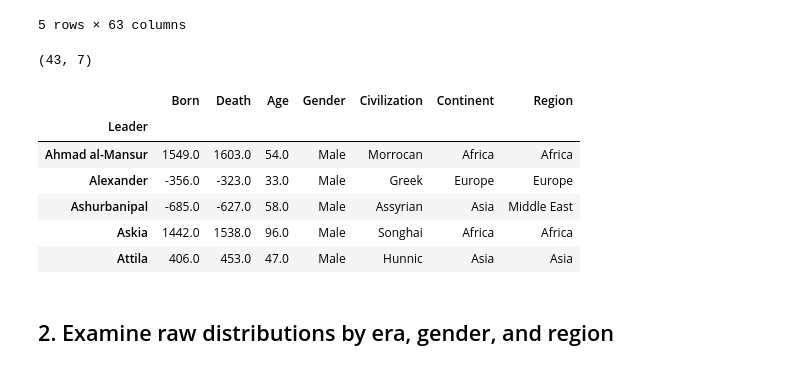
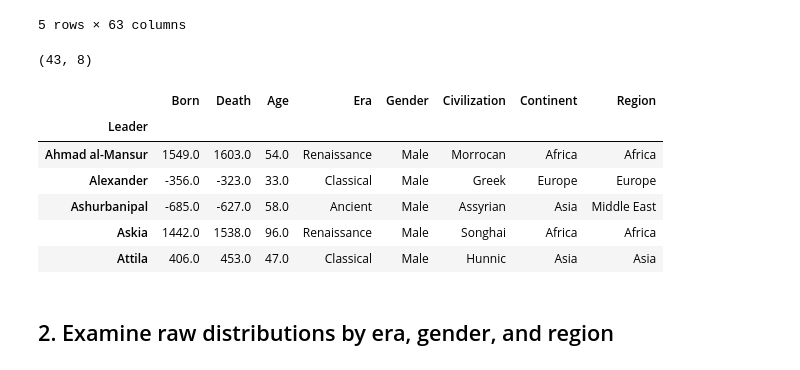
Before and after one commit to jhyun95/superfluous, a Jupyter notebook: civ5/civ5_analysis2.ipynb, the cells around one changed output. Saved outputs shown, nothing was run; the diff lists cells and outputs as text; code cells hidden in the pictures.

```diff
--- a/civ5/civ5_analysis2.ipynb
+++ b/civ5/civ5_analysis2.ipynb
@@ -28,17 +28,18 @@ df.head()
 | Attila | 8 | 5 | 6 | 4 | 3 | 4 | ... |
 5 rows × 63 columns
 # %%
+''' Convert encoding to UTF-8 and drop empty rows/columns if necessary '''
 df_meta = pd.read_csv('civmetadata.csv', index_col=0)
 print(df_meta.shape)
 df_meta.head()
 # %% [output]
-(43, 7)
+(43, 8)
-|  | Born | Death | Age | Gender | Civilization | Continent | Region |
-| Leader |  |  |  |  |  |  |  |
-| Ahmad al-Mansur | 1549.0 | 1603.0 | 54.0 | Male | Morrocan | Africa | Africa |
-| Alexander | -356.0 | -323.0 | 33.0 | Male | Greek | Europe | Europe |
-| Ashurbanipal | -685.0 | -627.0 | 58.0 | Male | Assyrian | Asia | Middle East |
-| Askia | 1442.0 | 1538.0 | 96.0 | Male | Songhai | Africa | Africa |
-| Attila | 406.0 | 453.0 | 47.0 | Male | Hunnic | Asia | Asia |
+|  | Born | Death | Age | Era | Gender | Civilization | Continent | Region |
+| Leader |  |  |  |  |  |  |  |  |
+| Ahmad al-Mansur | 1549.0 | 1603.0 | 54.0 | Renaissance | Male | Morrocan | Africa | Africa |
+| Alexander | -356.0 | -323.0 | 33.0 | Classical | Male | Greek | Europe | Europe |
+| Ashurbanipal | -685.0 | -627.0 | 58.0 | Ancient | Male | Assyrian | Asia | Middle East |
+| Askia | 1442.0 | 1538.0 | 96.0 | Renaissance | Male | Songhai | Africa | Africa |
+| Attila | 406.0 | 453.0 | 47.0 | Classical | Male | Hunnic | Asia | Asia |
 # %% [markdown]
 ## 2. Examine raw distributions by era, gender, and region
```
Also changed, not shown: parts of 16 cells of this notebook, 5 other files.
